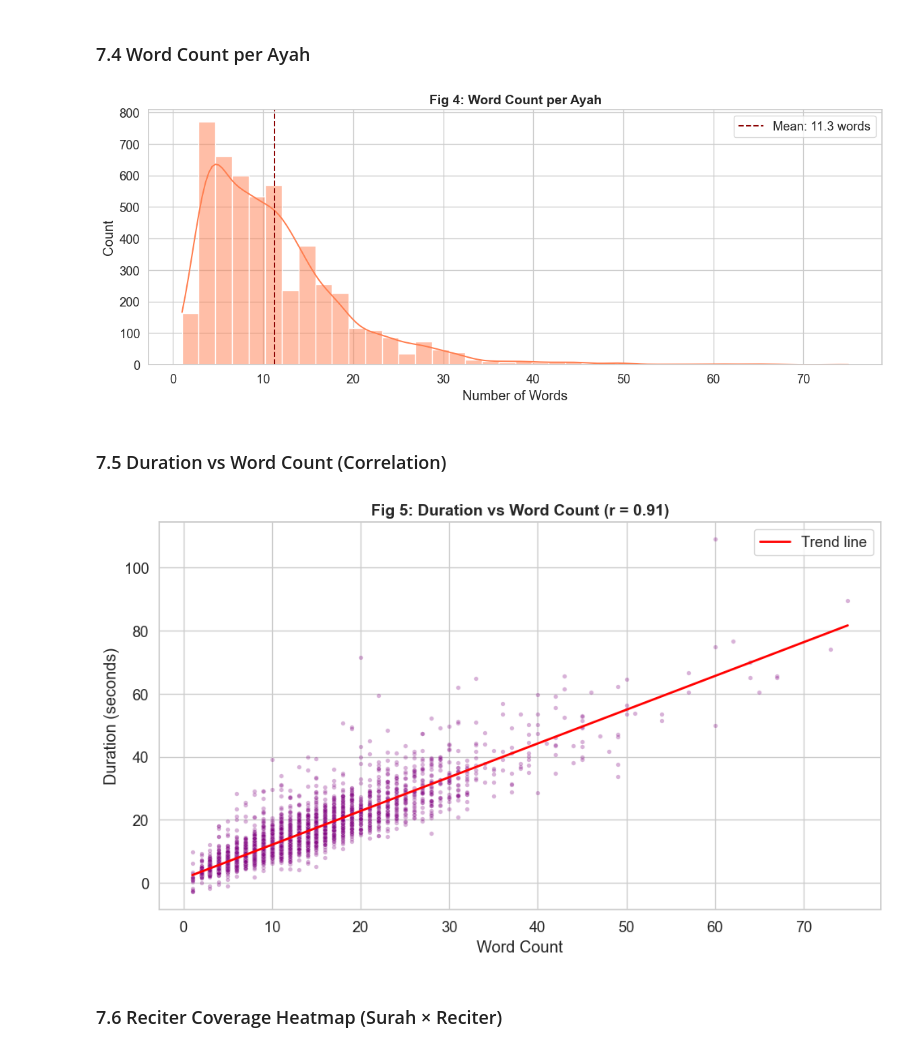
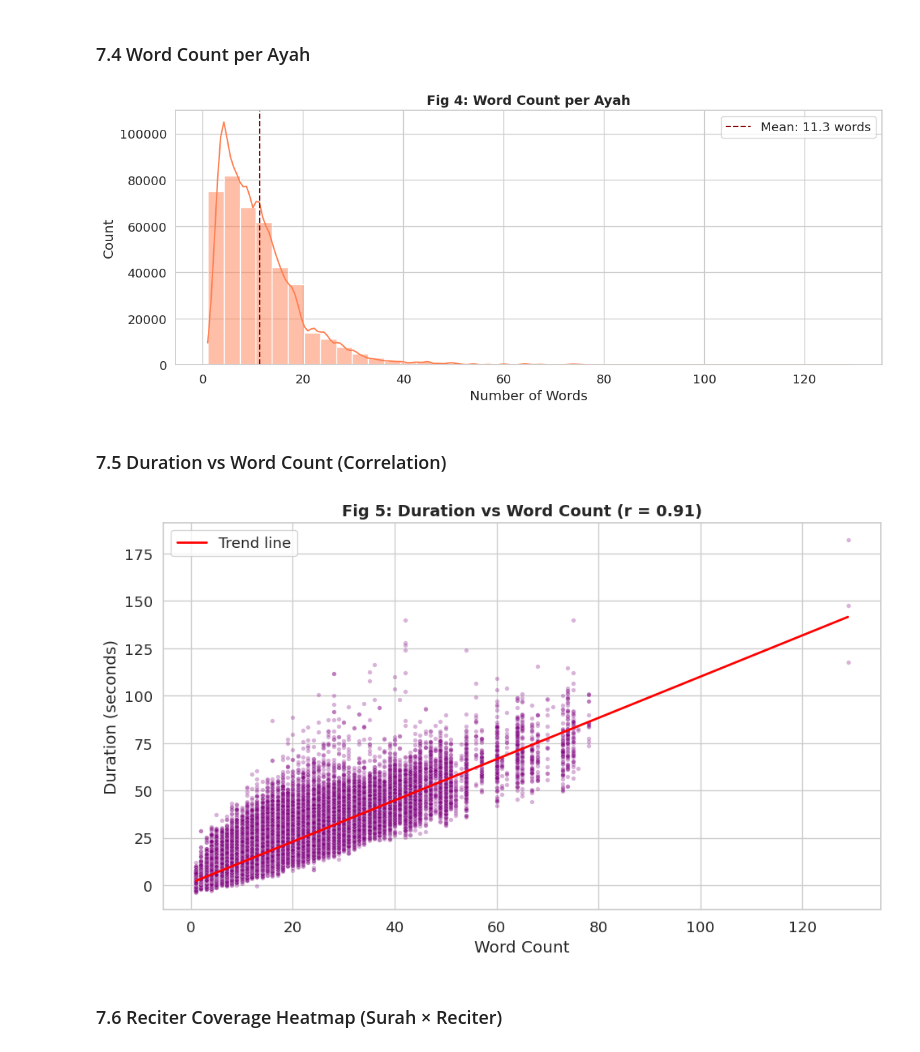
Before and after one commit to RakanSuliman/Tadabur-ASR, a Jupyter notebook: notebooks/tadabur_eda.ipynb, the cells around one changed output. Drawn from its saved outputs; the diff is of its cells as text; code cells hidden in the pictures.

Commit message:
Add pipeline, evaluation, reciter classifier artifacts, and EDA outputs
Exclude output/tadabur_eda_stats.csv (too large for GitHub; gitignored).

Made-with: Cursor

```diff
--- a/notebooks/tadabur_eda.ipynb
+++ b/notebooks/tadabur_eda.ipynb
@@ -107,27 +152,27 @@ import json
 SAMPLE_SIZE = 5000
 
 records = []
-for i, sample in enumerate(ds):
-    # Parse the metadata JSON string
+for i, (_, sample) in enumerate(df.iterrows()):
     meta = json.loads(sample["metadata"])
 
     records.append({
-        "reciter_id"    : sample["reciter_id"],
-        "surah_id"      : sample["surah_id"],
-        "ayah_id"       : sample["ayah_id"],
-        "duration_s"    : sample["ayah_duration_s"],
-        "text_simple"   : sample["text_ar_simple"],
-        "word_count"    : len(sample["text_ar_simple"].split()),
+        "reciter_id": sample["reciter_id"],
+        "surah_id": sample["surah_id"],
+        "ayah_id": sample["ayah_id"],
+        "duration_s": sample["ayah_duration_s"],
+        "text_simple": sample["text_ar_simple"],
+        "word_count": len(sample["text_ar_simple"].split()),
         "num_alignments": len(meta["word_alignments"]),
         "audio_filename": meta["audio_filename"],
     })
 
     if (i + 1) % 100 == 0:
-        print(f"  Collected {i+1}/{SAMPLE_SIZE} samples...")
+        print(f"Collected {i+1}/{SAMPLE_SIZE} samples...")
+
     if i + 1 >= SAMPLE_SIZE:
         break
 
-df = pd.DataFrame(records)
-print(f"\nDataFrame shape: {df.shape}")
-df.head()
+result_df = pd.DataFrame(records)
+print(f"\nDataFrame shape: {result_df.shape}")
+result_df.head()
 # %% [output]
@@ -269,43 +314,48 @@ plt.show()
+# %%
+import json
+
+df["word_count"] = df["text_ar_simple"].fillna("").apply(lambda x: len(x.split()))
 # %% [markdown]
 ### 7.4 Word Count per Ayah
 # %%
 plt.figure(figsize=(12, 5))
 sns.histplot(df["word_count"], bins=40, kde=True, color="coral")
-plt.axvline(df["word_count"].mean(), color="darkred", linestyle="--",
-            label=f'Mean: {df["word_count"].mean():.1f} words')
+plt.axvline(
+    df["word_count"].mean(),
+    color="darkred",
+    linestyle="--",
+    label=f'Mean: {df["word_count"].mean():.1f} words'
+)
 plt.title("Fig 4: Word Count per Ayah", fontsize=14, fontweight="bold")
 plt.xlabel("Number of Words")
 plt.ylabel("Count")
 plt.legend()
 plt.tight_layout()
-SAVE("04_word_count_distribution")
 plt.show()
 # %% [output]
-[figure, old version]
+[figure, new version]
 # %% [markdown]
 ### 7.5 Duration vs Word Count (Correlation)
 # %%
 plt.figure(figsize=(10, 6))
-sns.scatterplot(data=df, x="word_count", y="duration_s",
+sns.scatterplot(data=df, x="word_count", y="ayah_duration_s",
                 alpha=0.3, color="purple", s=15)
 
-# Trend line
 import numpy as np
-z = np.polyfit(df["word_count"], df["duration_s"], 1)
+z = np.polyfit(df["word_count"], df["ayah_duration_s"], 1)
 p = np.poly1d(z)
 x_line = np.linspace(df["word_count"].min(), df["word_count"].max(), 100)
 plt.plot(x_line, p(x_line), color="red", linewidth=2, label="Trend line")
 
-corr = df["word_count"].corr(df["duration_s"])
+corr = df["word_count"].corr(df["ayah_duration_s"])
 plt.title(f"Fig 5: Duration vs Word Count (r = {corr:.2f})", fontsize=14, fontweight="bold")
 plt.xlabel("Word Count")
 plt.ylabel("Duration (seconds)")
 plt.legend()
 plt.tight_layout()
-SAVE("05_duration_vs_wordcount")
 plt.show()
 # %% [output]
-[figure, old version]
+[figure, new version]
 # %% [markdown]
 ### 7.6 Reciter Coverage Heatmap (Surah × Reciter)
 # %%
```
Also changed, not shown: parts of 20 cells of this notebook, 28 other files.
